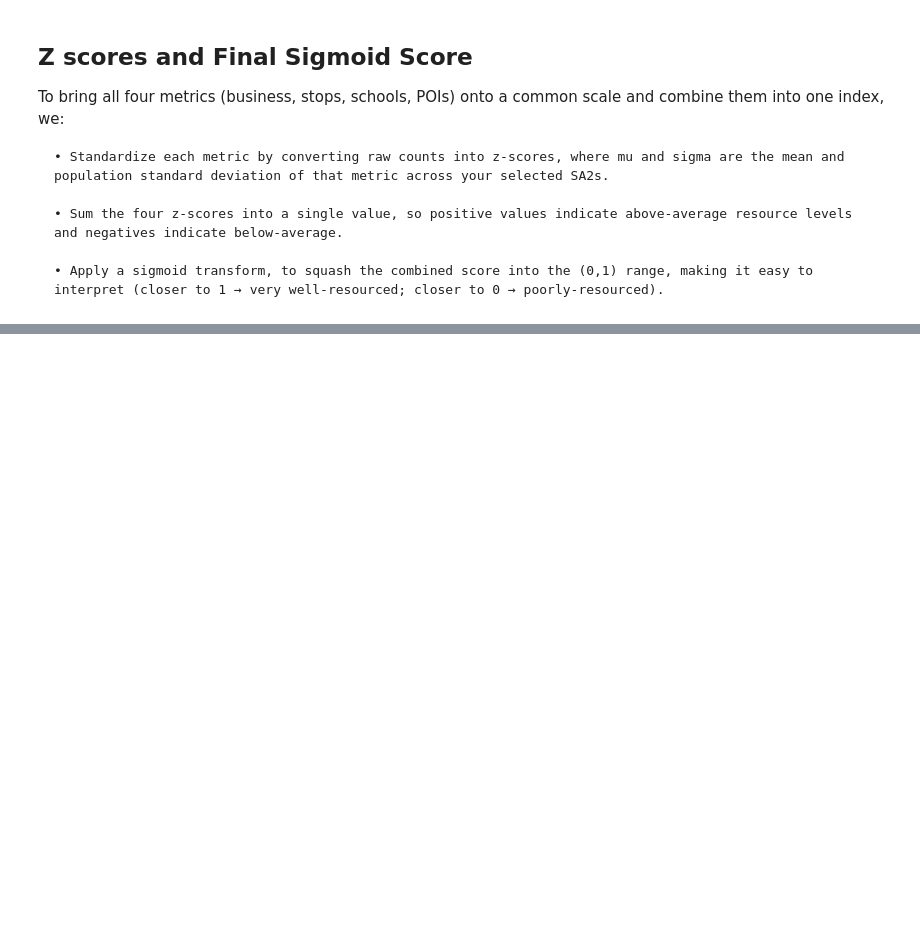
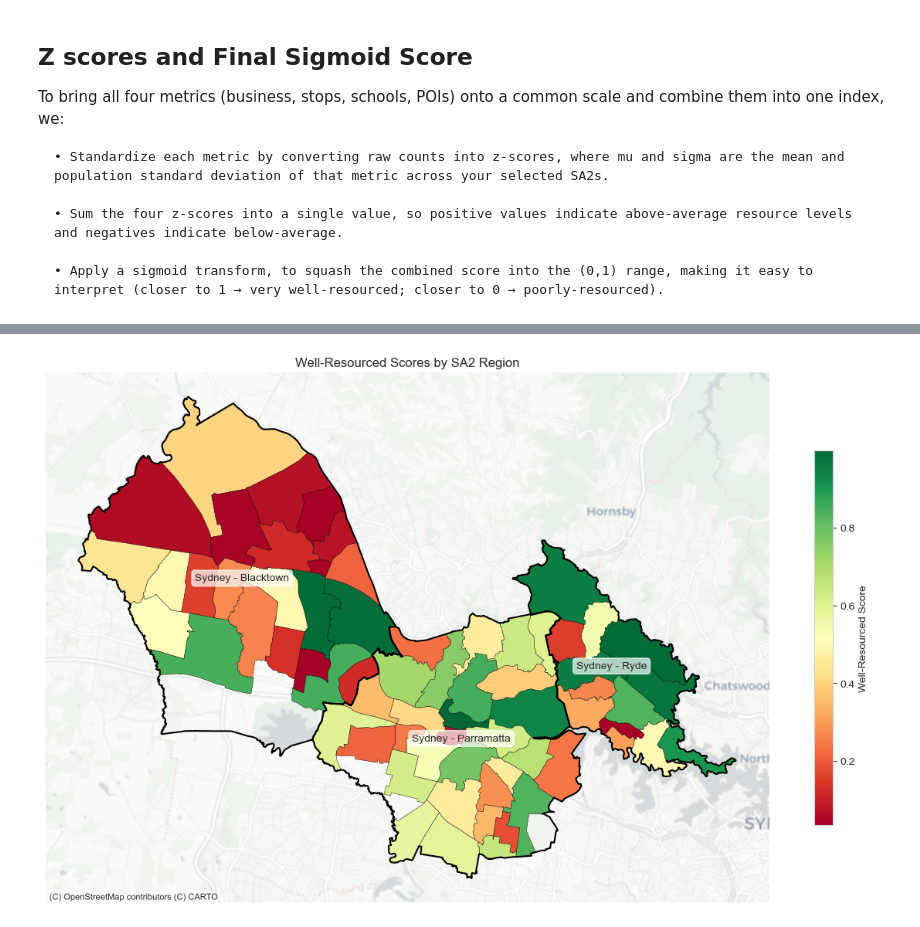
Before and after one commit to modithebest/DATA_ASSIGNMENT, a Jupyter notebook: task1.ipynb, the cells around one changed output, grey strips where cells are left out. Cells and saved outputs as stored; diff of their text form; code cells hidden in the pictures; blank space fills up the shorter version.

```diff
--- a/task1.ipynb
+++ b/task1.ipynb
@@ -990,0 +1078,59 @@ print(summary_df.head())
+# %%
+import geopandas as gpd
+import contextily as ctx
+
+# Get the spatial data with scores
+map_df = gpd.read_postgis(text("""
+    SELECT
+        sr.sa2_code,
+        sr.sa2_name,
+        sr.geometry,
+        ss.well_resourced_score,
+        sr.sa4_name_2021
+    FROM public.sa2_regions sr
+    JOIN public.sa2_summary ss ON sr.sa2_code = ss.sa2_code
+    WHERE sr.sa4_name_2021 IN ('Sydney - Blacktown', 'Sydney - Parramatta', 'Sydney - Ryde')
+"""), conn, geom_col='geometry')
+
+# Plot the map
+fig, ax = plt.subplots(figsize=(12, 10))
+
+# Plot the choropleth
+map_df.plot(column='well_resourced_score',
+            ax=ax,
+            legend=True,
+            legend_kwds={'label': "Well-Resourced Score", 'shrink': 0.5},
+            cmap='RdYlGn',  # Red-Yellow-Green color scale
+            edgecolor='black',
+            linewidth=0.3,
+            missing_kwds={'color': 'lightgrey'})
+
+# Add SA4 boundaries for context
+sa4_boundaries = gpd.read_postgis(text("""
+    SELECT
+        sa4_name_2021,
+        ST_Union(geometry) as geometry
+    FROM public.sa2_regions
+    WHERE sa4_name_2021 IN ('Sydney - Blacktown', 'Sydney - Parramatta', 'Sydney - Ryde')
+    GROUP BY sa4_name_2021
+"""), conn, geom_col='geometry')
+
+sa4_boundaries.plot(ax=ax, facecolor='none', edgecolor='black', linewidth=1.5)
+
+# Add labels for SA4 zones
+for idx, row in sa4_boundaries.iterrows():
+    ax.annotate(text=row['sa4_name_2021'],
+                xy=row['geometry'].centroid.coords[0],
+                ha='center',
+                fontsize=10,
+                bbox=dict(boxstyle="round", facecolor='white', alpha=0.7))
+
+# Add basemap
+ctx.add_basemap(ax, crs=map_df.crs.to_string(), source=ctx.providers.CartoDB.Positron)
+
+plt.title('Well-Resourced Scores by SA2 Region')
+plt.axis('off')
+plt.tight_layout()
+plt.show()
+# %% [output]
+[figure, added]
```
Also changed, not shown: parts of 24 cells of this notebook.
